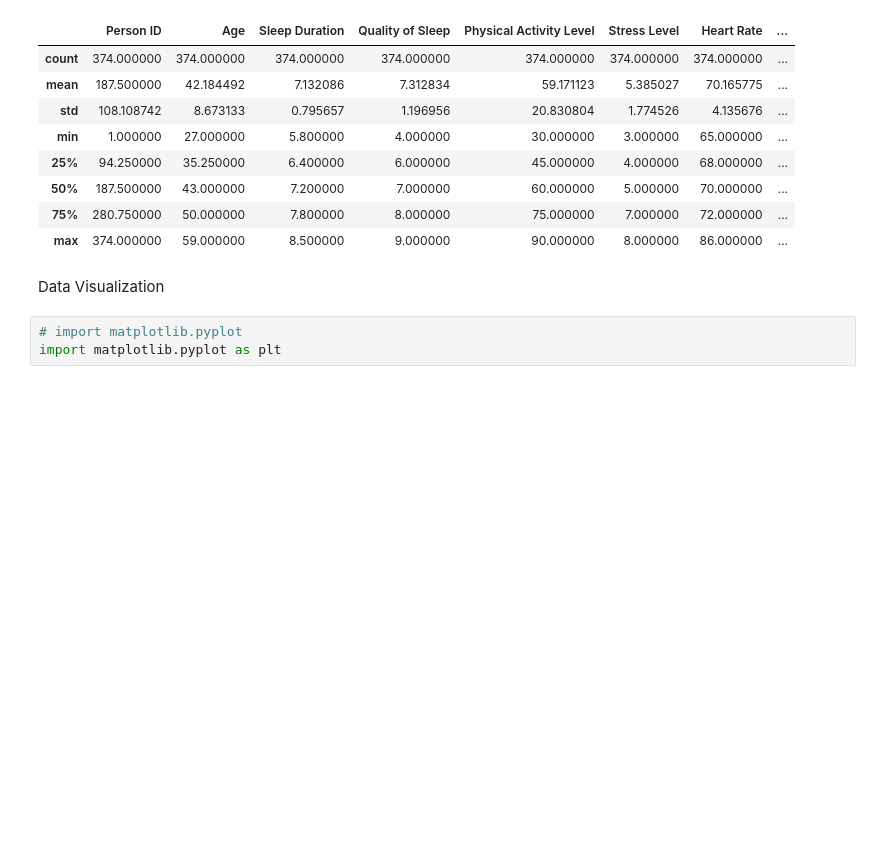
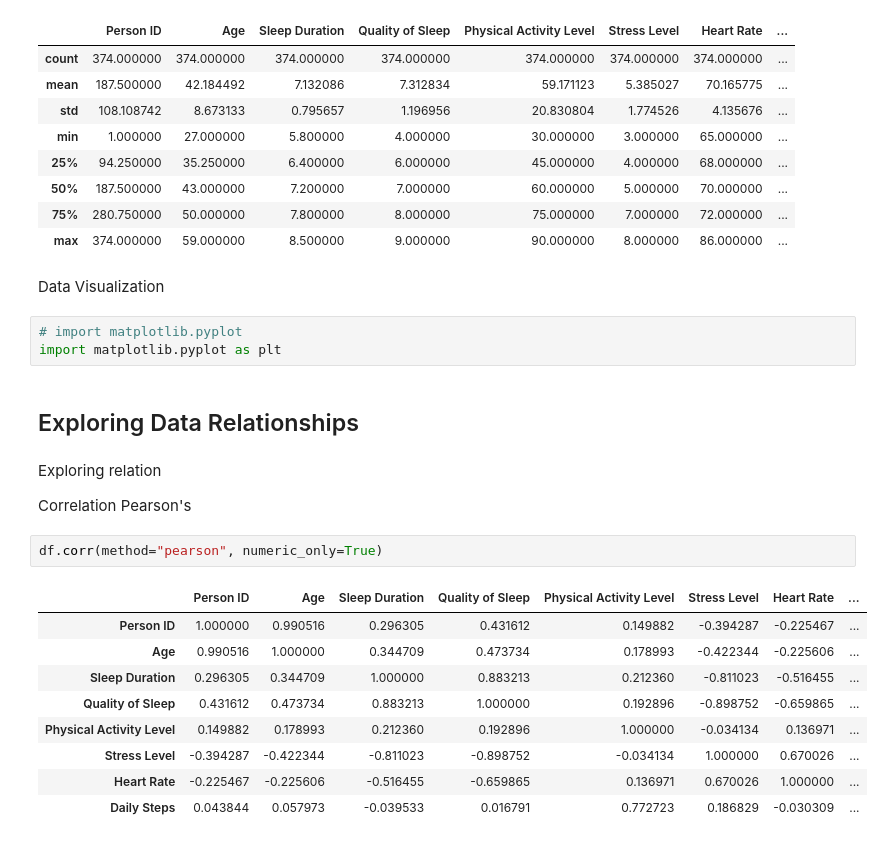
Before and after one commit to Waszka22/PfDA_Assignment, a Jupyter notebook: PfDA_Assignment.ipynb, the cells around one changed output. Saved outputs shown, nothing was run; the diff lists cells and outputs as text; blank space fills up the shorter version.

```diff
--- a/PfDA_Assignment.ipynb
+++ b/PfDA_Assignment.ipynb
@@ -128,3 +129,21 @@ Data Visualization
 # %%
 # import matplotlib.pyplot
 import matplotlib.pyplot as plt
+# %% [markdown]
+ ## Exploring Data Relationships
+# %% [markdown]
+Exploring relation
+
+Correlation Pearson's
+# %%
+df.corr(method="pearson", numeric_only=True)
+# %% [output]
+|  | Person ID | Age | Sleep Duration | Quality of Sleep | Physical Activity Level | Stress Level | Heart Rate | ... |
+| Person ID | 1.000000 | 0.990516 | 0.296305 | 0.431612 | 0.149882 | -0.394287 | -0.225467 | ... |
+| Age | 0.990516 | 1.000000 | 0.344709 | 0.473734 | 0.178993 | -0.422344 | -0.225606 | ... |
+| Sleep Duration | 0.296305 | 0.344709 | 1.000000 | 0.883213 | 0.212360 | -0.811023 | -0.516455 | ... |
+| Quality of Sleep | 0.431612 | 0.473734 | 0.883213 | 1.000000 | 0.192896 | -0.898752 | -0.659865 | ... |
+| Physical Activity Level | 0.149882 | 0.178993 | 0.212360 | 0.192896 | 1.000000 | -0.034134 | 0.136971 | ... |
+| Stress Level | -0.394287 | -0.422344 | -0.811023 | -0.898752 | -0.034134 | 1.000000 | 0.670026 | ... |
+| Heart Rate | -0.225467 | -0.225606 | -0.516455 | -0.659865 | 0.136971 | 0.670026 | 1.000000 | ... |
+| Daily Steps | 0.043844 | 0.057973 | -0.039533 | 0.016791 | 0.772723 | 0.186829 | -0.030309 | ... |
```
Also changed, not shown: parts of 2 cells of this notebook.
